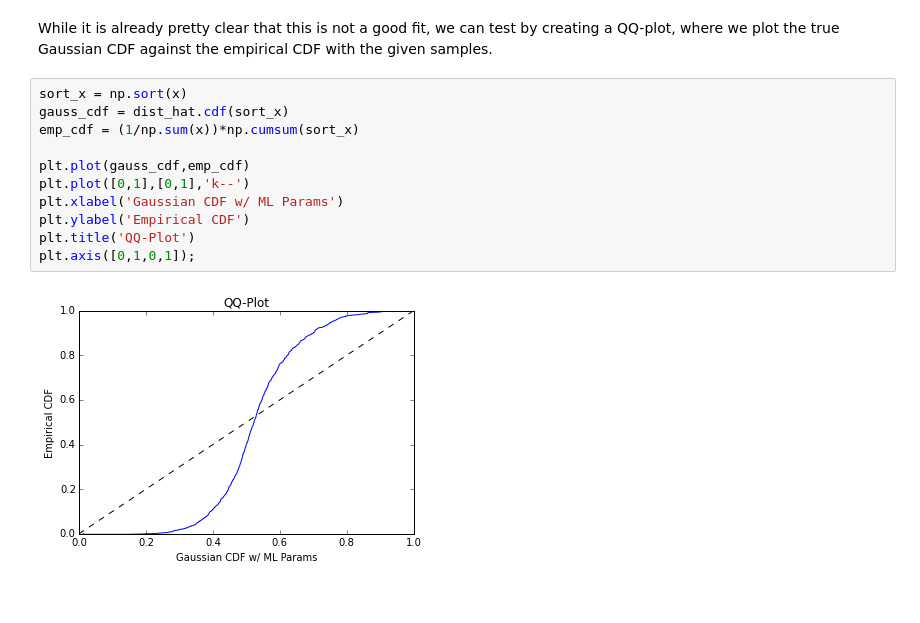
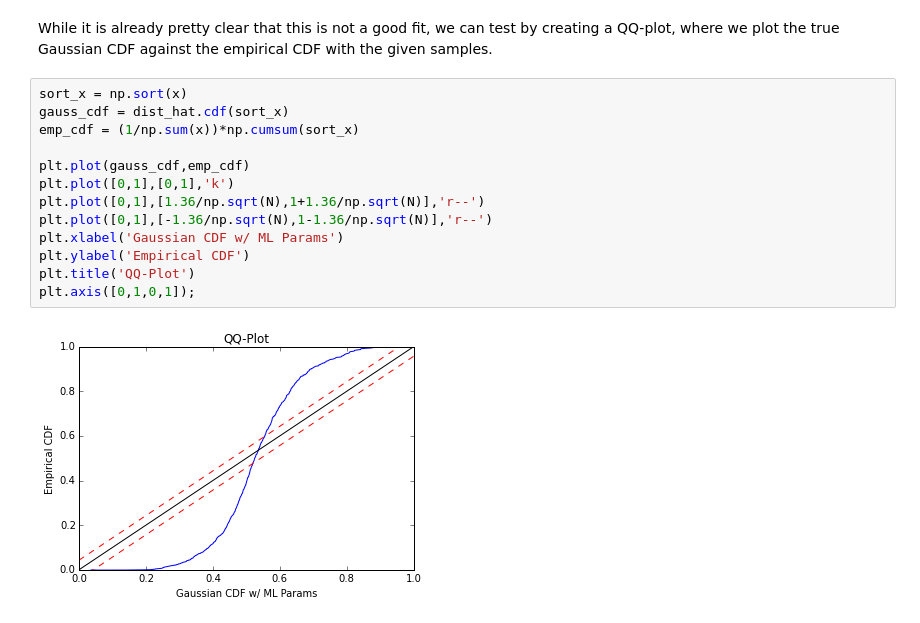
Before and after one commit to gabeschamberg/educational, a Jupyter notebook: notebooks/laplacian_estimation.ipynb, the cells around one changed output. Drawn from its saved outputs; the diff is of its cells as text.

```diff
--- a/notebooks/laplacian_estimation.ipynb
+++ b/notebooks/laplacian_estimation.ipynb
@@ -66,13 +66,15 @@ While it is already pretty clear that this is not a good fit, we can test by cre
 # %%
 sort_x = np.sort(x)
 gauss_cdf = dist_hat.cdf(sort_x)
 emp_cdf = (1/np.sum(x))*np.cumsum(sort_x)
 
 plt.plot(gauss_cdf,emp_cdf)
-plt.plot([0,1],[0,1],'k--')
+plt.plot([0,1],[0,1],'k')
+plt.plot([0,1],[1.36/np.sqrt(N),1+1.36/np.sqrt(N)],'r--')
+plt.plot([0,1],[-1.36/np.sqrt(N),1-1.36/np.sqrt(N)],'r--')
 plt.xlabel('Gaussian CDF w/ ML Params')
 plt.ylabel('Empirical CDF')
 plt.title('QQ-Plot')
 plt.axis([0,1,0,1]);
 # %% [output]
-[figure, old version]
+[figure, new version]
```
Also changed, not shown: parts of 3 cells of this notebook.
